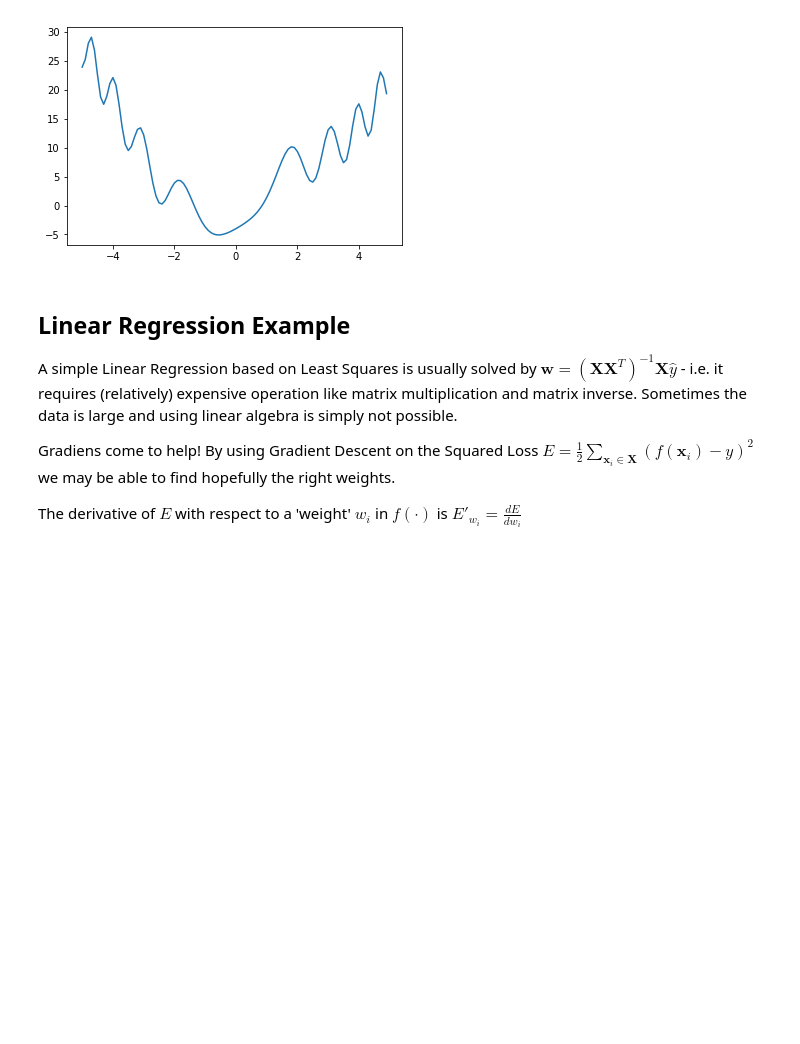
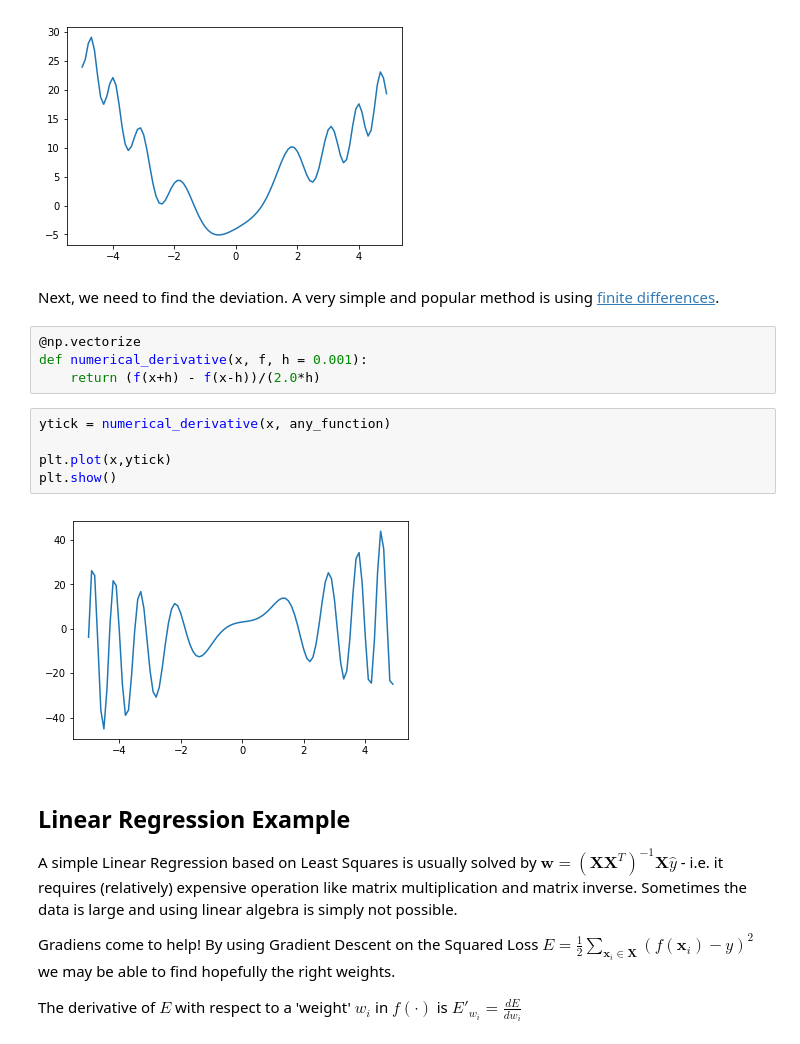
Before and after one commit to burkovae/notebook-collection, a Jupyter notebook: Gradients.ipynb, the cells around one changed output. Cells and saved outputs as stored; diff of their text form; blank space fills up the shorter version.

```diff
--- a/Gradients.ipynb
+++ b/Gradients.ipynb
@@ -18,6 +18,19 @@ plt.plot(x,y)
 plt.show()
 # %% [output]
 [figure]
+# %% [markdown]
+Next, we need to find the deviation. A very simple and popular method is using [finite differences](https://en.wikipedia.org/wiki/Numerical_differentiation).
+# %%
+@np.vectorize
+def numerical_derivative(x, f, h = 0.001):
+    return (f(x+h) - f(x-h))/(2.0*h)
+# %%
+ytick = numerical_derivative(x, any_function)
+
+plt.plot(x,ytick)
+plt.show()
+# %% [output]
+[figure, added]
 # %% [markdown]
 ## Linear Regression Example
 
```
